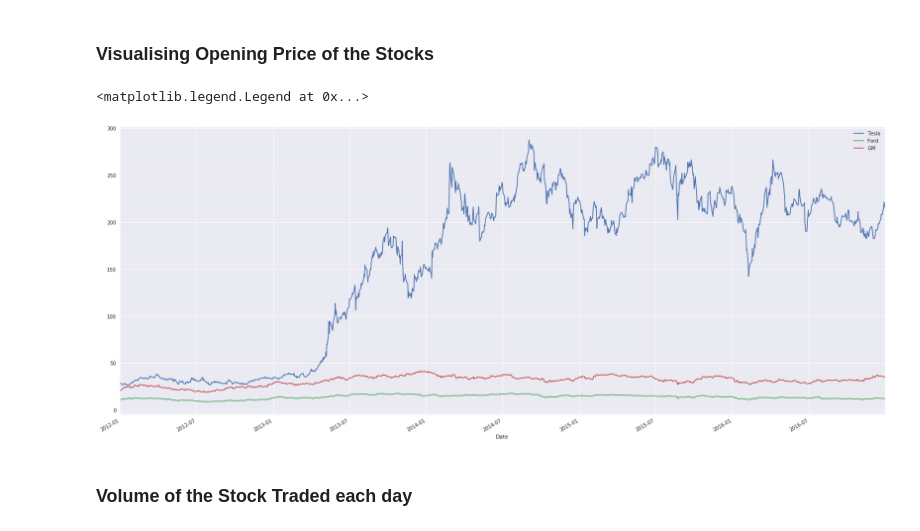
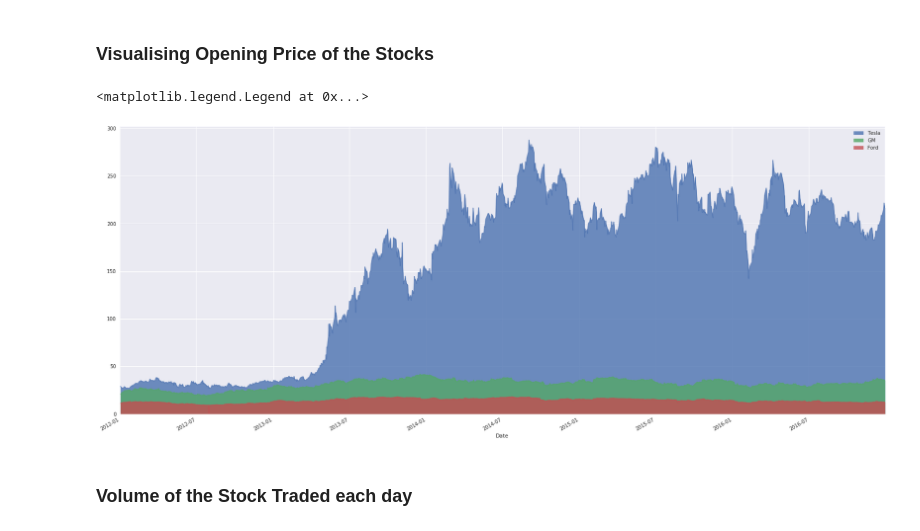
Before and after one commit to HeadHunTeR779/Stock-Analysis-of-Automobile-Giants, a Jupyter notebook: Stock_Analysis.ipynb, the cells around one changed output. Drawn from its saved outputs; the diff is of its cells as text; code cells hidden in the pictures.

```diff
--- a/Stock_Analysis.ipynb
+++ b/Stock_Analysis.ipynb
@@ -55,13 +55,13 @@ upper_limit = datetime(2016,12,30)
 # %% [markdown]
 ### Visualising Opening Price of the Stocks
 # %%
-tesla['Open'].plot(figsize=(28,12),label="Tesla",xlim=[lower_limit, upper_limit])
-ford['Open'].plot(figsize=(28,12),label="Ford",xlim=[lower_limit, upper_limit])
-GM['Open'].plot(figsize=(28,12),label="GM",xlim=[lower_limit, upper_limit])
+tesla['Open'].plot.area(figsize=(28,12),label="Tesla",xlim=[lower_limit, upper_limit], alpha=0.8)
+GM['Open'].plot.area(figsize=(28,12),label="GM",xlim=[lower_limit, upper_limit], alpha=0.8)
+ford['Open'].plot.area(figsize=(28,12),label="Ford",xlim=[lower_limit, upper_limit], alpha=0.8)
 plt.legend()
 # %% [output]
 <matplotlib.legend.Legend at 0x...>
-[figure, old version]
+[figure, new version]
 # %% [markdown]
 ### Volume of the Stock Traded each day
 # %%
```
Also changed, not shown: parts of 12 cells of this notebook.
